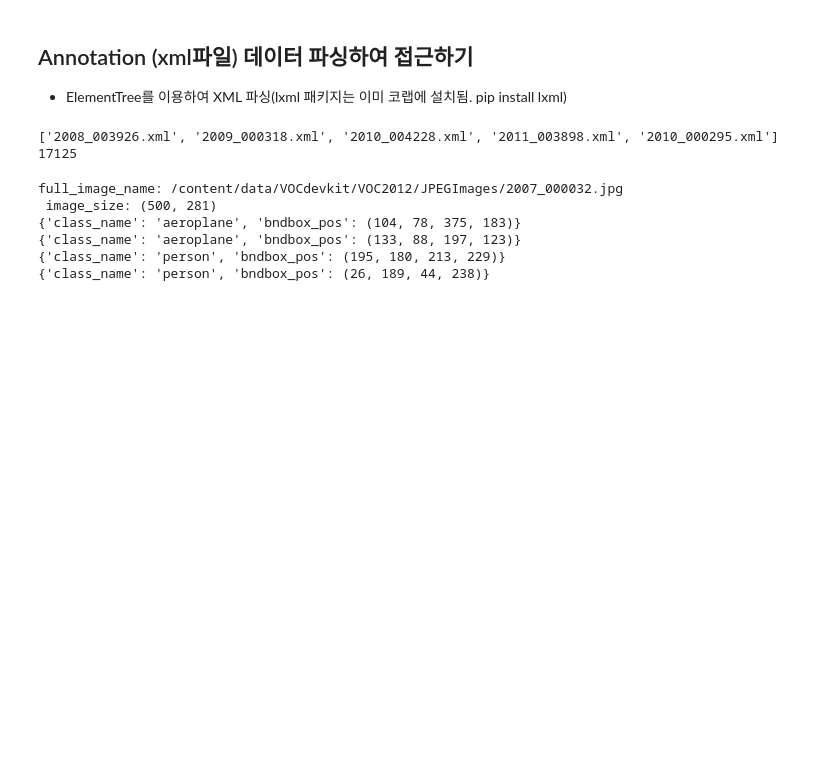
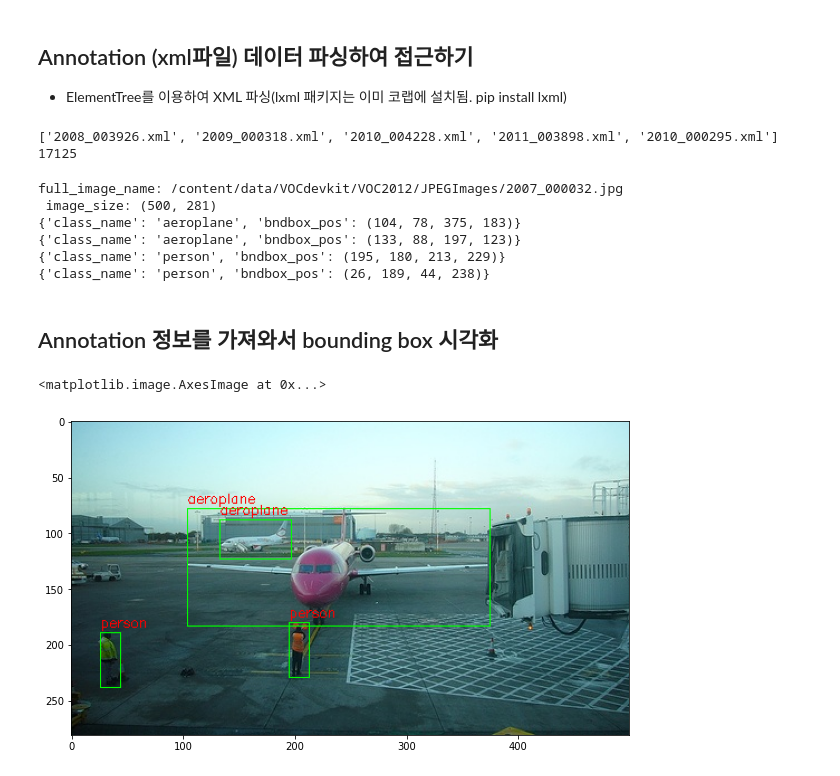
Before and after one commit to inhopp/ML_code, a Jupyter notebook: Pascal_VOC_Dataset.ipynb, the cells around one changed output. Saved outputs shown, nothing was run; the diff lists cells and outputs as text; code cells hidden in the pictures; blank space fills up the shorter version.

```diff
--- a/Pascal_VOC_Dataset.ipynb
+++ b/Pascal_VOC_Dataset.ipynb
@@ -154,3 +118,39 @@ full_image_name: /content/data/VOCdevkit/VOC2012/JPEGImages/2007_000032.jpg
 {'class_name': 'aeroplane', 'bndbox_pos': (133, 88, 197, 123)}
 {'class_name': 'person', 'bndbox_pos': (195, 180, 213, 229)}
 {'class_name': 'person', 'bndbox_pos': (26, 189, 44, 238)}
+# %% [markdown]
+## Annotation 정보를 가져와서 bounding box 시각화
+# %%
+xml_file = os.path.join(ANNO_DIR, '2007_000032.xml')
+
+tree = ET.parse(xml_file)
+root = tree.getroot()
+
+image_name = root.find('filename').text
+full_image_name = os.path.join(IMAGE_DIR, image_name)
+
+img = cv2.imread(full_image_name)
+draw_img = img.copy()
+green_color=(0, 255, 0)
+red_color=(0, 0, 255)
+
+objects_list = []
+for obj in root.findall('object'):
+  xmlbox = obj.find('bndbox')
+
+  left = int(xmlbox.find('xmin').text)
+  top = int(xmlbox.find('ymin').text)
+  right = int(xmlbox.find('xmax').text)
+  bottom = int(xmlbox.find('ymax').text)
+
+  class_name = obj.find('name').text
+
+  cv2.rectangle(draw_img, (left, top), (right, bottom), color=green_color, thickness=1)
+  cv2.putText(draw_img, class_name, (left, top - 5), cv2.FONT_HERSHEY_SIMPLEX, 0.4, red_color, thickness=1)
+
+img_rgb = cv2.cvtColor(draw_img, cv2.COLOR_BGR2RGB)
+plt.figure(figsize=(10, 10))
+plt.imshow(img_rgb)
+# %% [output]
+<matplotlib.image.AxesImage at 0x...>
+[figure, added]
```
Also changed, not shown: parts of 2 cells of this notebook.
